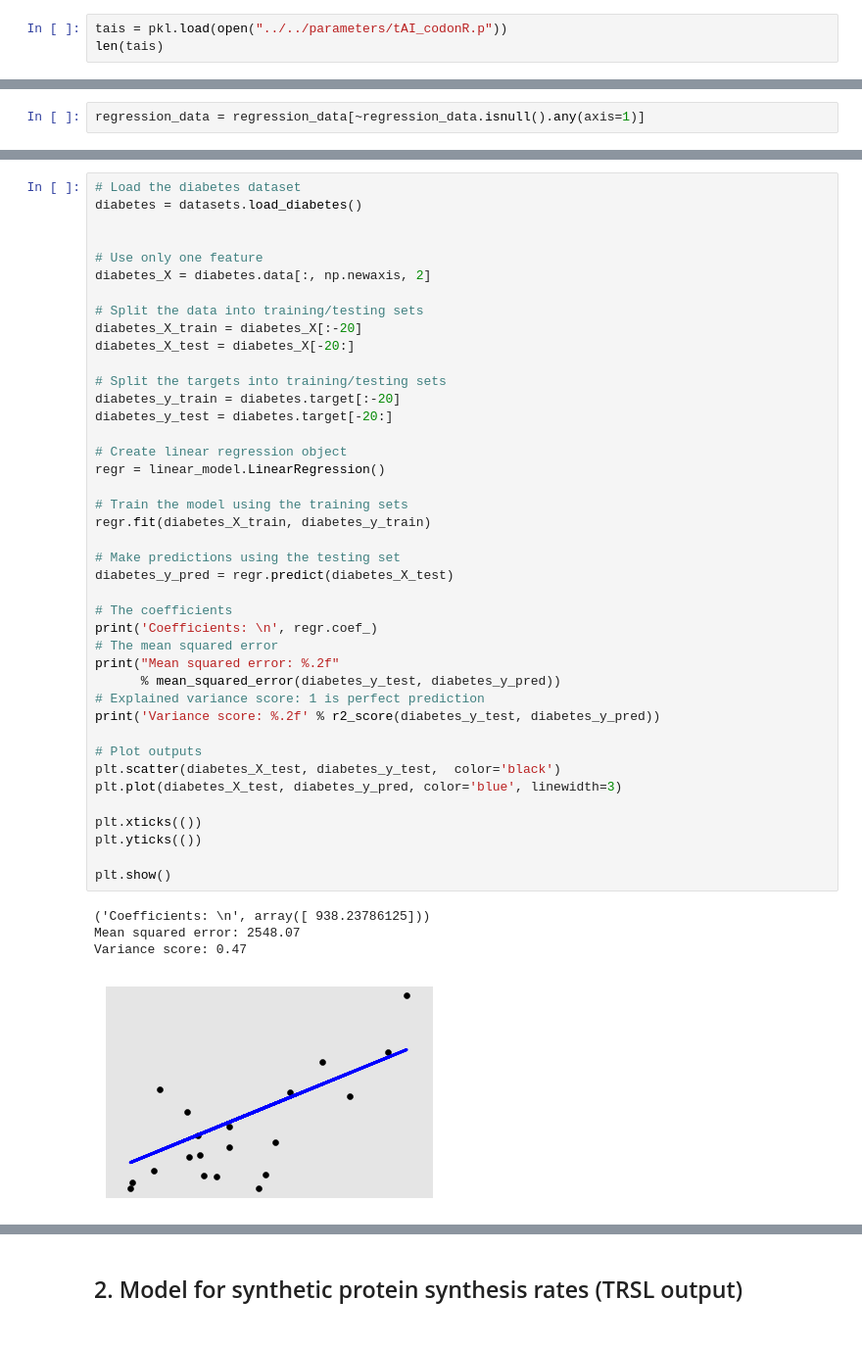
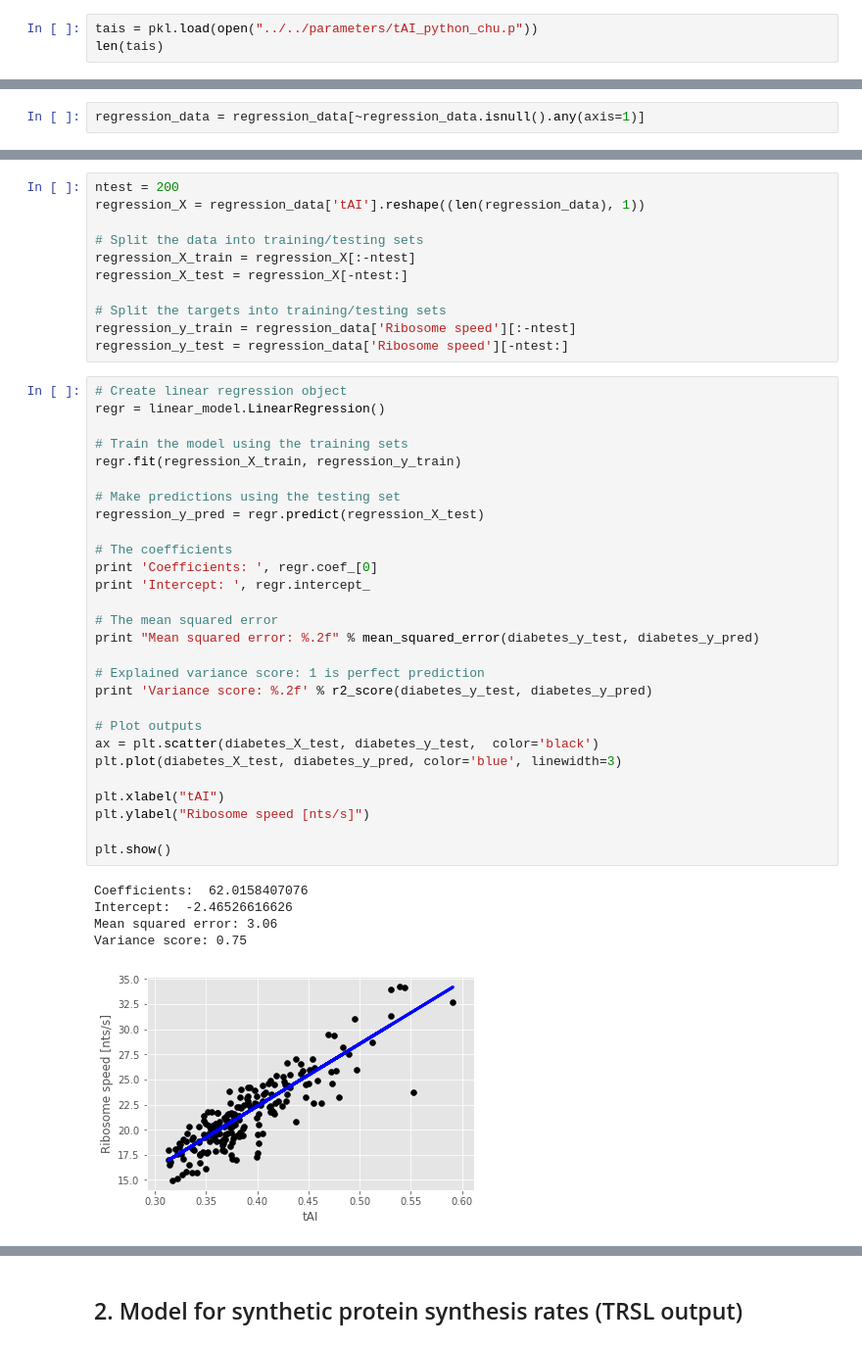
Before and after one commit to gittenberg/TRSL, a Jupyter notebook: workbooks/analyses/10 Modelling protein synthesis rates.ipynb, the cells around one changed output, grey strips where cells are left out. Shown at 98% size. Saved outputs shown, nothing was run; the diff lists cells and outputs as text.

Commit message:
First tAI regression

```diff
--- a/workbooks/analyses/10 Modelling protein synthesis rates.ipynb
+++ b/workbooks/analyses/10 Modelling protein synthesis rates.ipynb
@@ -42,6 +54,6 @@ len(ribo_speeds)
 # %% [markdown]
 tAIs:
 # %%
-tais = pkl.load(open("../../parameters/tAI_codonR.p"))
+tais = pkl.load(open("../../parameters/tAI_python_chu.p"))
 len(tais)
 # %% [output]
@@ -123,46 +145,45 @@ regression_data = regression_data[~regression_data.isnull().any(axis=1)]
+# %%
+ntest = 200
+regression_X = regression_data['tAI'].reshape((len(regression_data), 1))
+
+# Split the data into training/testing sets
+regression_X_train = regression_X[:-ntest]
+regression_X_test = regression_X[-ntest:]
+
+# Split the targets into training/testing sets
+regression_y_train = regression_data['Ribosome speed'][:-ntest]
+regression_y_test = regression_data['Ribosome speed'][-ntest:]
 # %%
-# Load the diabetes dataset
-diabetes = datasets.load_diabetes()
-
-
-# Use only one feature
-diabetes_X = diabetes.data[:, np.newaxis, 2]
-
-# Split the data into training/testing sets
-diabetes_X_train = diabetes_X[:-20]
-diabetes_X_test = diabetes_X[-20:]
-
-# Split the targets into training/testing sets
-diabetes_y_train = diabetes.target[:-20]
-diabetes_y_test = diabetes.target[-20:]
-
 # Create linear regression object
 regr = linear_model.LinearRegression()
 
 # Train the model using the training sets
-regr.fit(diabetes_X_train, diabetes_y_train)
+regr.fit(regression_X_train, regression_y_train)
 
 # Make predictions using the testing set
-diabetes_y_pred = regr.predict(diabetes_X_test)
+regression_y_pred = regr.predict(regression_X_test)
 
 # The coefficients
-print('Coefficients: \n', regr.coef_)
+print 'Coefficients: ', regr.coef_[0]
+print 'Intercept: ', regr.intercept_
+
 # The mean squared error
-print("Mean squared error: %.2f"
-      % mean_squared_error(diabetes_y_test, diabetes_y_pred))
+print "Mean squared error: %.2f" % mean_squared_error(diabetes_y_test, diabetes_y_pred)
+
 # Explained variance score: 1 is perfect prediction
-print('Variance score: %.2f' % r2_score(diabetes_y_test, diabetes_y_pred))
+print 'Variance score: %.2f' % r2_score(diabetes_y_test, diabetes_y_pred)
 
 # Plot outputs
-plt.scatter(diabetes_X_test, diabetes_y_test,  color='black')
+ax = plt.scatter(diabetes_X_test, diabetes_y_test,  color='black')
 plt.plot(diabetes_X_test, diabetes_y_pred, color='blue', linewidth=3)
 
-plt.xticks(())
-plt.yticks(())
+plt.xlabel("tAI")
+plt.ylabel("Ribosome speed [nts/s]")
 
 plt.show()
 # %% [output]
-('Coefficients: \n', array([ 938.23786125]))
-Mean squared error: 2548.07
-Variance score: 0.47
+Coefficients:  62.0158407076
+Intercept:  -2.46526616626
+Mean squared error: 3.06
+Variance score: 0.75
-[figure, old version]
+[figure, new version]
```
Also changed, not shown: parts of 19 cells of this notebook.
